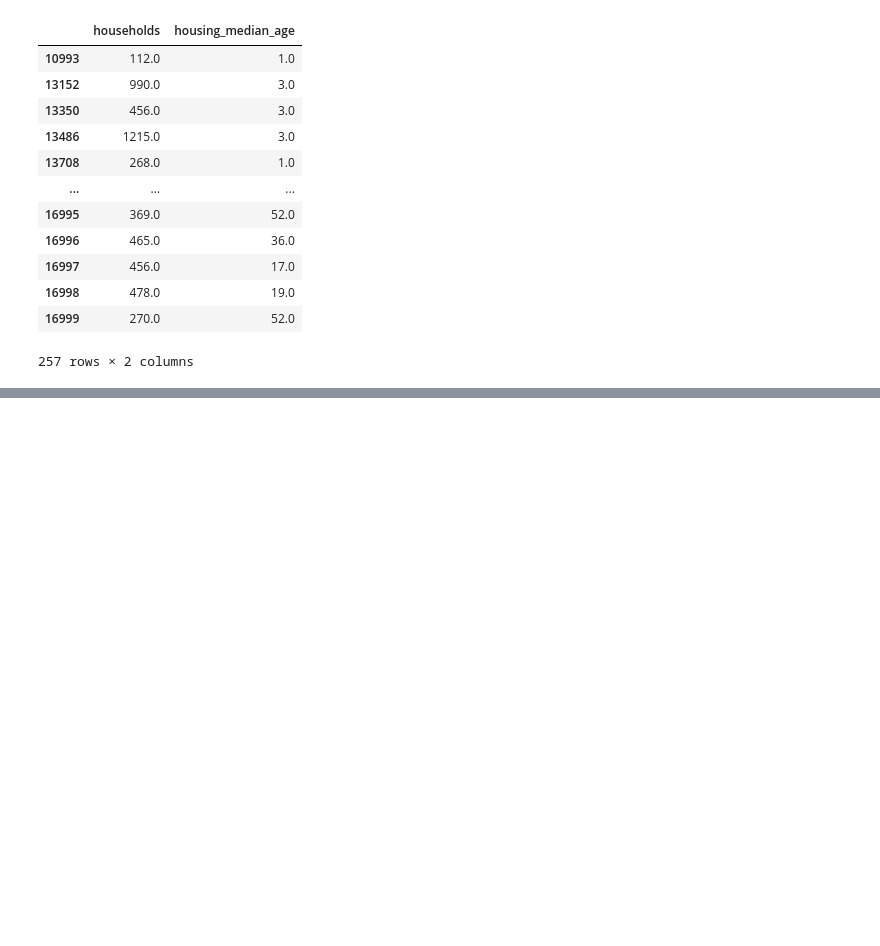
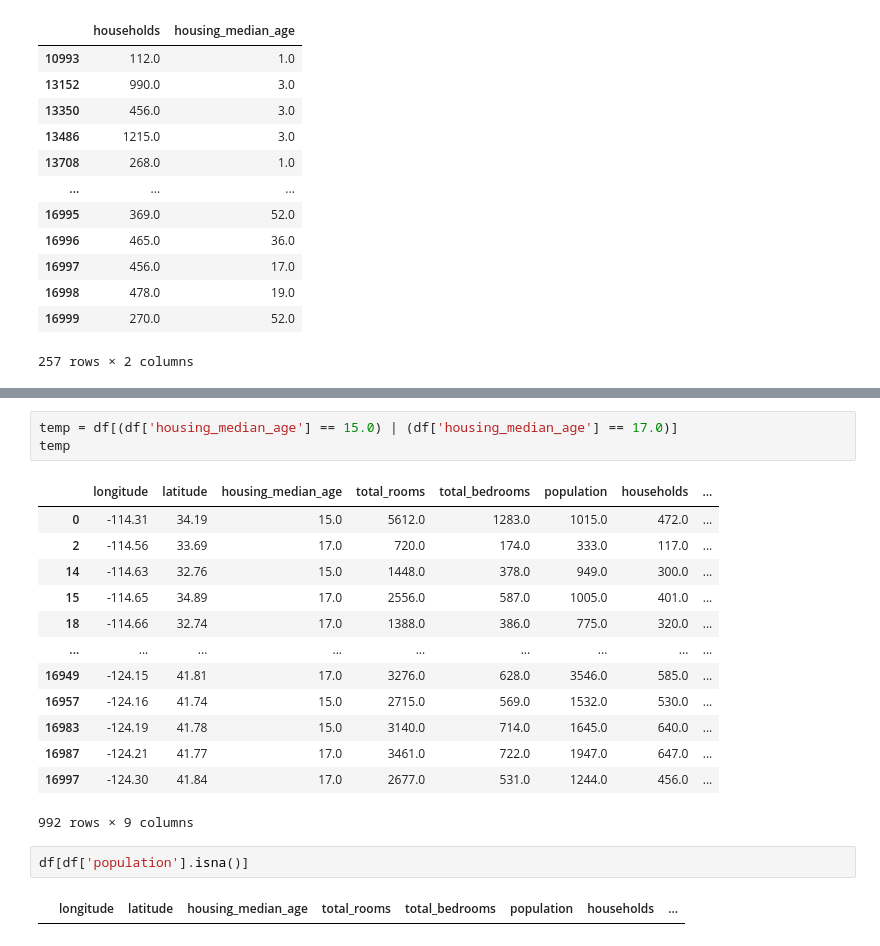
Before and after one commit to aditya-nt/TFpublic, a Jupyter notebook: PandasSQL.ipynb, the cells around one changed output, grey strips where cells are left out. Cells and saved outputs as stored; diff of their text form; blank space fills up the shorter version.

```diff
--- a/PandasSQL.ipynb
+++ b/PandasSQL.ipynb
@@ -138,0 +151,21 @@ df[['households','housing_median_age']].groupby('housing_median_age').tail()
+# %%
+temp = df[(df['housing_median_age'] == 15.0) | (df['housing_median_age'] == 17.0)]
+temp
+# %% [output]
+|  | longitude | latitude | housing_median_age | total_rooms | total_bedrooms | population | households | ... |
+| 0 | -114.31 | 34.19 | 15.0 | 5612.0 | 1283.0 | 1015.0 | 472.0 | ... |
+| 2 | -114.56 | 33.69 | 17.0 | 720.0 | 174.0 | 333.0 | 117.0 | ... |
+| 14 | -114.63 | 32.76 | 15.0 | 1448.0 | 378.0 | 949.0 | 300.0 | ... |
+| 15 | -114.65 | 34.89 | 17.0 | 2556.0 | 587.0 | 1005.0 | 401.0 | ... |
+| 18 | -114.66 | 32.74 | 17.0 | 1388.0 | 386.0 | 775.0 | 320.0 | ... |
+| ... | ... | ... | ... | ... | ... | ... | ... | ... |
+| 16949 | -124.15 | 41.81 | 17.0 | 3276.0 | 628.0 | 3546.0 | 585.0 | ... |
+| 16957 | -124.16 | 41.74 | 15.0 | 2715.0 | 569.0 | 1532.0 | 530.0 | ... |
+| 16983 | -124.19 | 41.78 | 15.0 | 3140.0 | 714.0 | 1645.0 | 640.0 | ... |
+| 16987 | -124.21 | 41.77 | 17.0 | 3461.0 | 722.0 | 1947.0 | 647.0 | ... |
+| 16997 | -124.30 | 41.84 | 17.0 | 2677.0 | 531.0 | 1244.0 | 456.0 | ... |
+992 rows × 9 columns
+# %%
+df[df['population'].isna()]
+# %% [output]
+|  | longitude | latitude | housing_median_age | total_rooms | total_bedrooms | population | households | ... |
```
Also changed, not shown: parts of 7 cells of this notebook.
